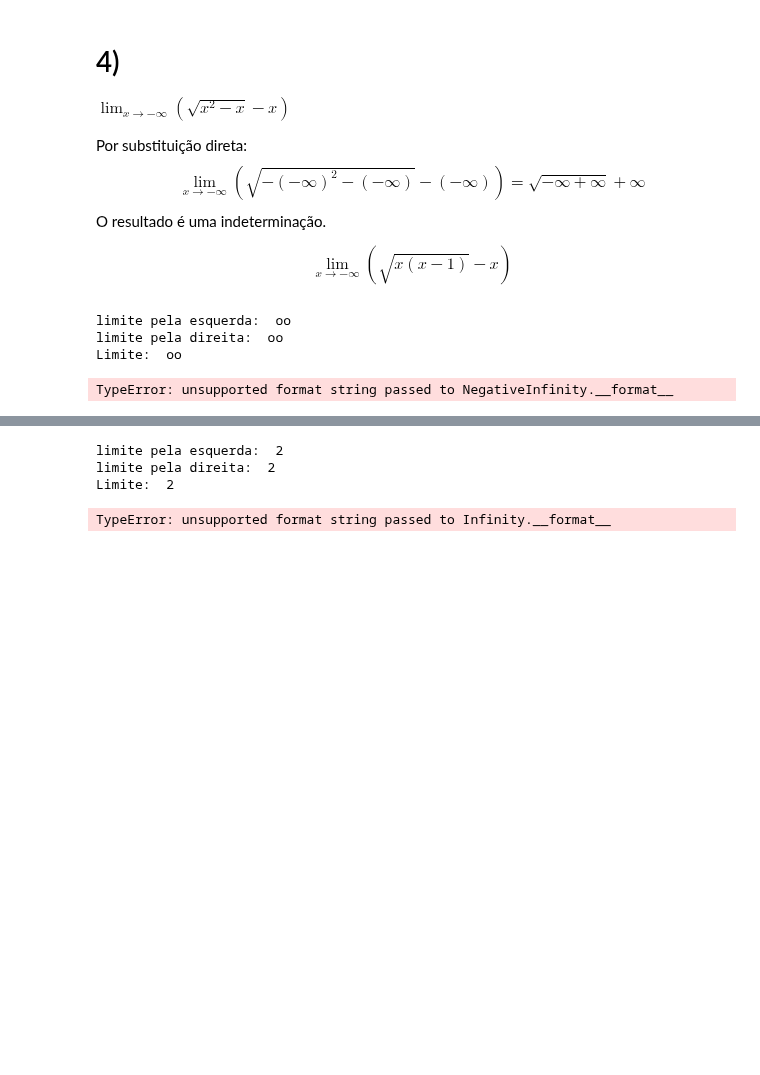
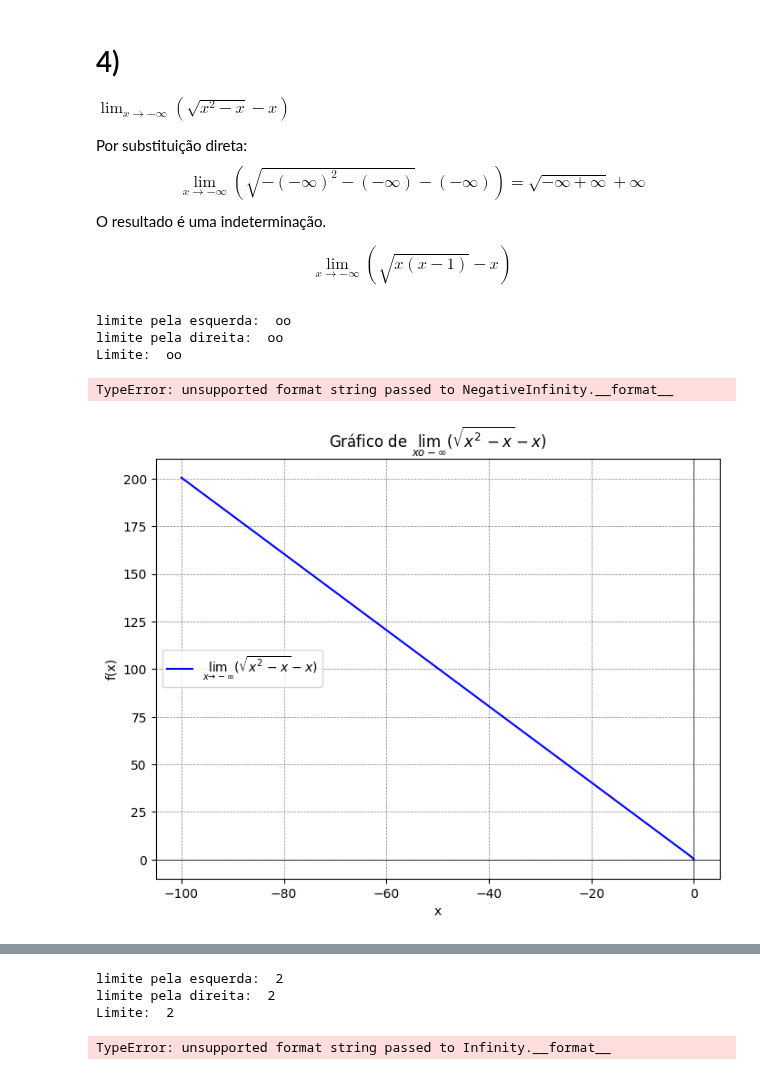
Before and after one commit to thmda/RecuperacaoM, a Jupyter notebook: Cópia_de_Substitutiva_RA1_Individual_Segunda_2024_1.ipynb, the cells around one changed output, grey strips where cells are left out. Saved outputs shown, nothing was run; the diff lists cells and outputs as text; code cells hidden in the pictures; blank space fills up the shorter version.

```diff
--- a/Cópia_de_Substitutiva_RA1_Individual_Segunda_2024_1.ipynb
+++ b/Cópia_de_Substitutiva_RA1_Individual_Segunda_2024_1.ipynb
@@ -341,6 +341,33 @@ limite pela esquerda:  oo
 limite pela direita:  oo
 Limite:  oo
 TypeError: unsupported format string passed to NegativeInfinity.__format__
+# %%
+import numpy as np
+import matplotlib.pyplot as plt
+
+# Definindo a função
+def f(x):
+    return np.sqrt(x**2 - x) - x
+
+# Gerando os valores de x
+x = np.linspace(-100, 0, 400)  # Valores de -100 a 0
+
+# Calculando os valores de f(x)
+y = f(x)
+
+# Plotando o gráfico
+plt.figure(figsize=(8, 6))
+plt.plot(x, y, label=r'$\lim_{x \to -\infty} (\sqrt{x^2 - x} - x)$', color='blue')
+plt.title('Gráfico de $\lim_{x \to -\infty} (\sqrt{x^2 - x} - x)$')
+plt.xlabel('x')
+plt.ylabel('f(x)')
+plt.axhline(0, color='black',linewidth=0.5)
+plt.axvline(0, color='black',linewidth=0.5)
+plt.grid(color = 'gray', linestyle = '--', linewidth = 0.5)
+plt.legend()
+plt.show()
+# %% [output]
+[figure, added]
 # %% [markdown]
 # 5)
 
```
Also changed, not shown: parts of 2 cells of this notebook.
